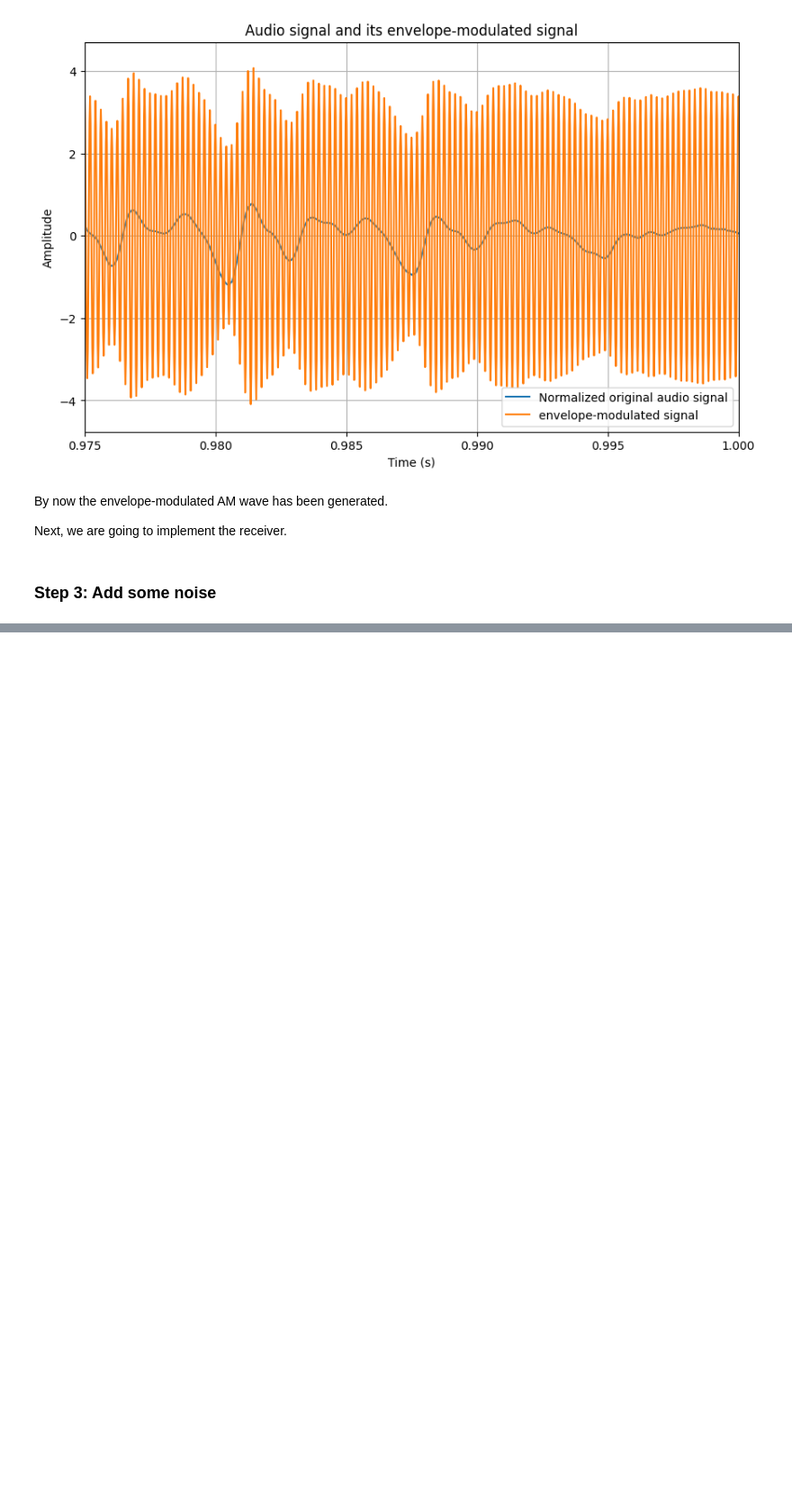
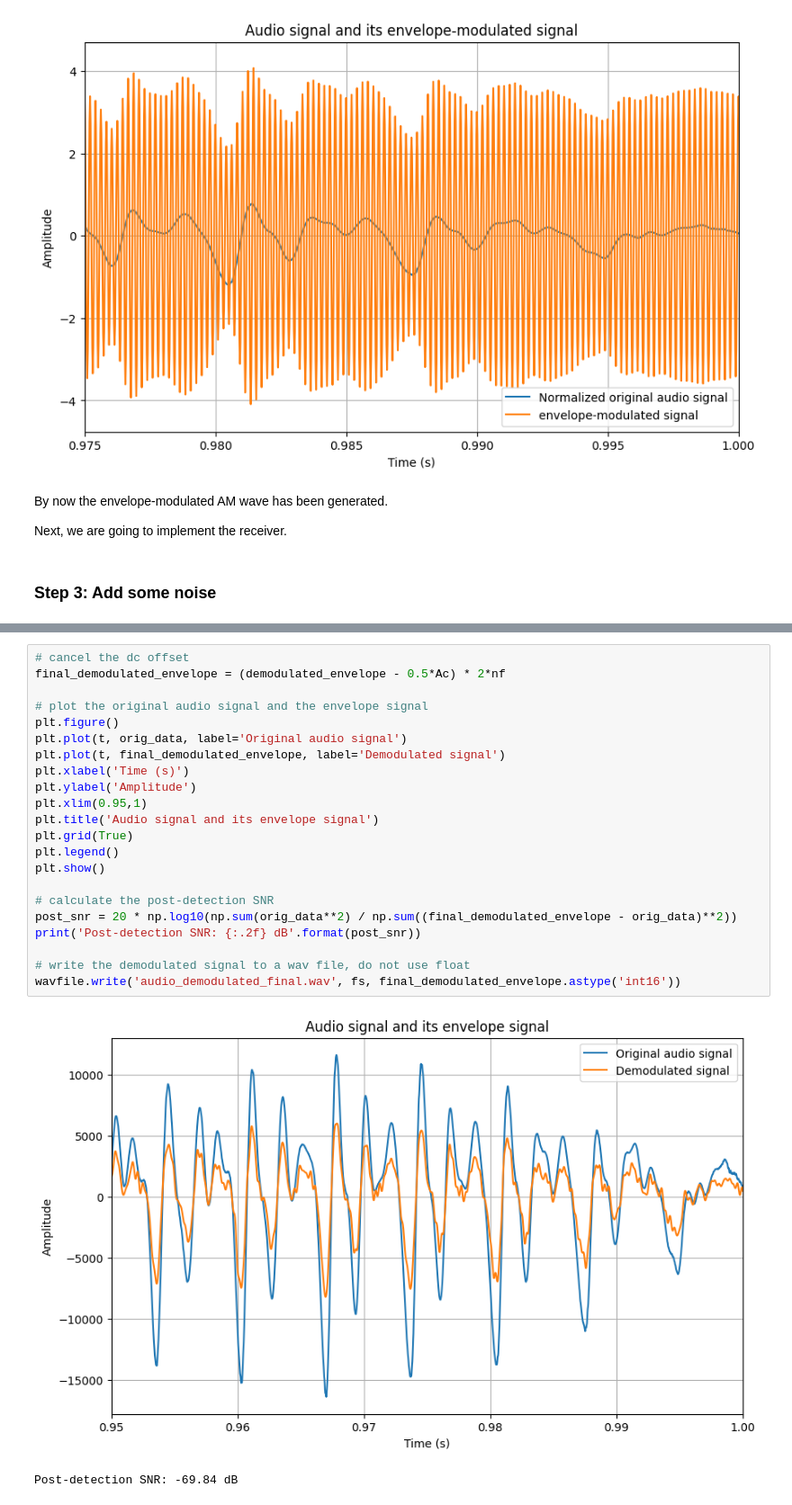
Before and after one commit to martinz2002/ece459-project-fa23-zjui, a Jupyter notebook: project_main/audio_processing.ipynb, the cells around one changed output, grey strips where cells are left out. Shown at 90% size. Cells and saved outputs as stored; diff of their text form; blank space fills up the shorter version.

```diff
--- a/project_main/audio_processing.ipynb
+++ b/project_main/audio_processing.ipynb
@@ -247 +244,26 @@ Post-detection SNR: -3.52 dB
 [figure]
+# %%
+# cancel the dc offset
+final_demodulated_envelope = (demodulated_envelope - 0.5*Ac) * 2*nf
+
+# plot the original audio signal and the envelope signal
+plt.figure()
+plt.plot(t, orig_data, label='Original audio signal')
+plt.plot(t, final_demodulated_envelope, label='Demodulated signal')
+plt.xlabel('Time (s)')
+plt.ylabel('Amplitude')
+plt.xlim(0.95,1)
+plt.title('Audio signal and its envelope signal')
+plt.grid(True)
+plt.legend()
+plt.show()
+
+# calculate the post-detection SNR
+post_snr = 20 * np.log10(np.sum(orig_data**2) / np.sum((final_demodulated_envelope - orig_data)**2))
+print('Post-detection SNR: {:.2f} dB'.format(post_snr))
+
+# write the demodulated signal to a wav file, do not use float
+wavfile.write('audio_demodulated_final.wav', fs, final_demodulated_envelope.astype('int16'))
+# %% [output]
+[figure, added]
+Post-detection SNR: -69.84 dB
```
Also changed, not shown: parts of 5 cells of this notebook, 2 other files.
